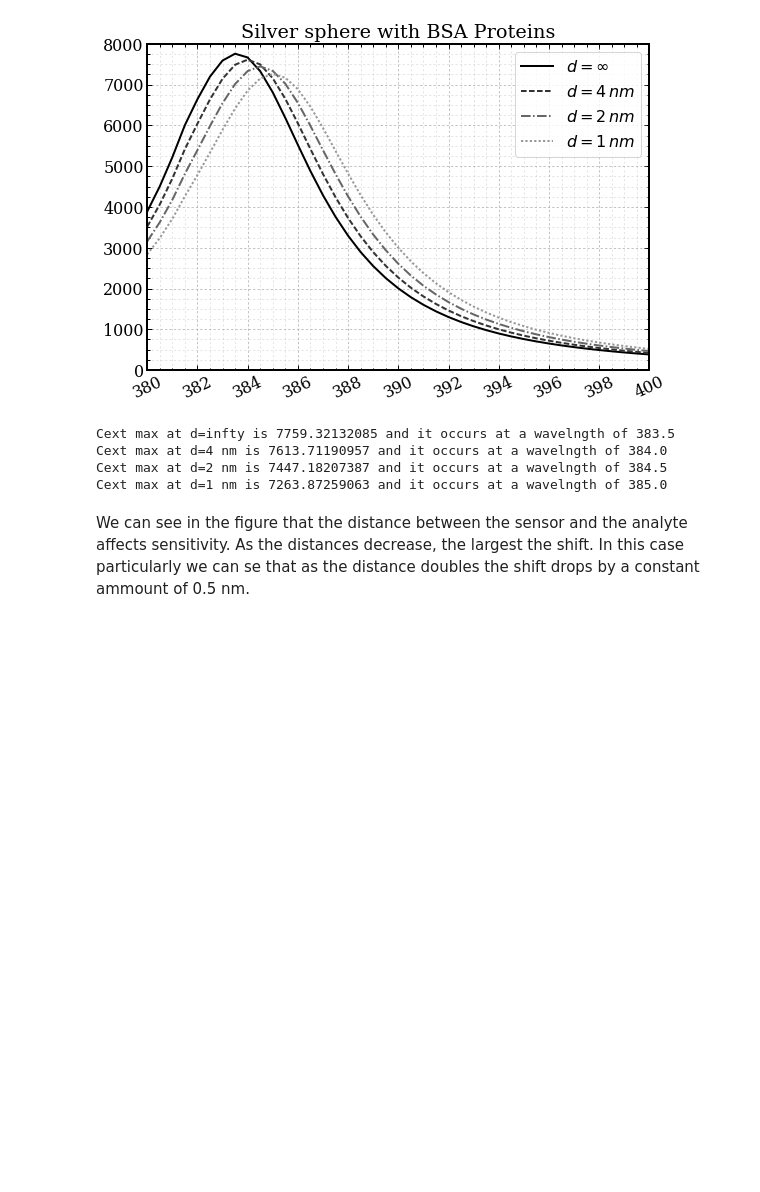
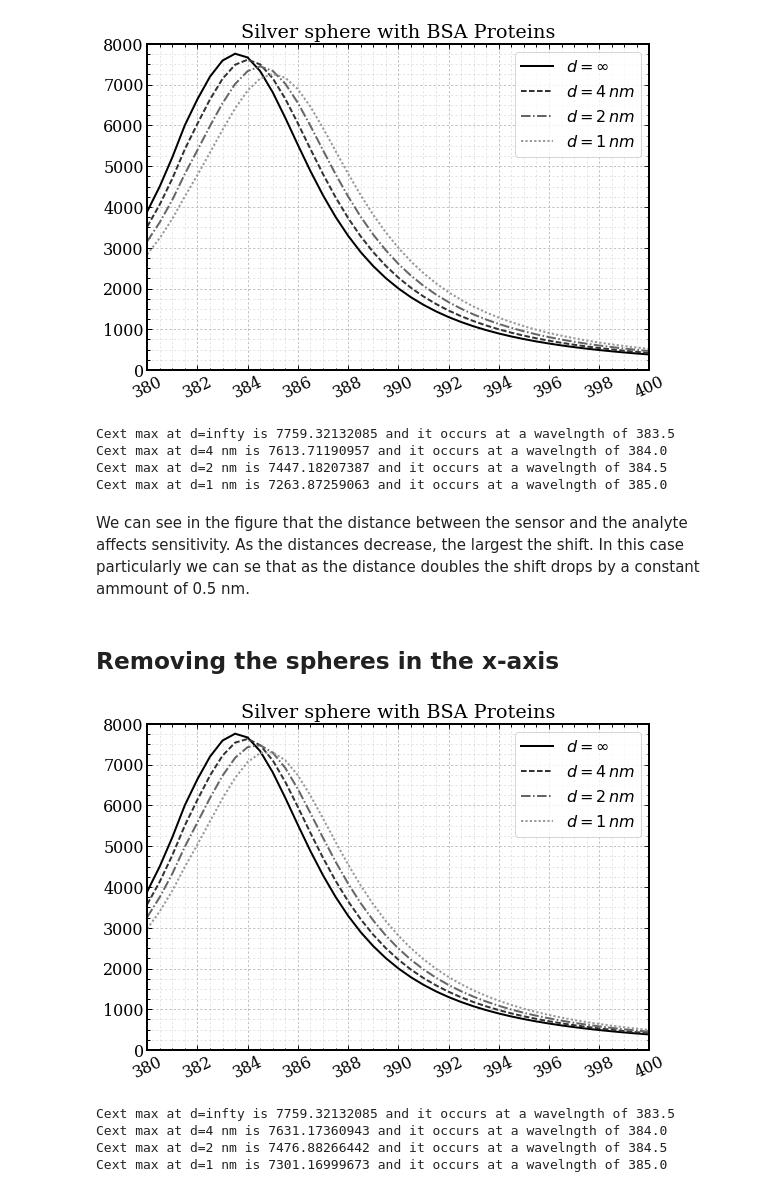
Before and after one commit to barbagroup/pygbe_lspr, a Jupyter notebook: analysis_notebooks/Cext_wave_distance.ipynb, the cells around one changed output. Drawn from its saved outputs; the diff is of its cells as text; code cells hidden in the pictures; blank space fills up the shorter version.

```diff
--- a/analysis_notebooks/Cext_wave_distance.ipynb
+++ b/analysis_notebooks/Cext_wave_distance.ipynb
@@ -45,3 +45,31 @@ Cext max at d=2 nm is 7447.18207387 and it occurs at a wavelngth of 384.5
 Cext max at d=1 nm is 7263.87259063 and it occurs at a wavelngth of 385.0
 # %% [markdown]
 We can see in the figure that the distance between the sensor and the analyte affects sensitivity. As the distances decrease, the largest the shift. In this case particularly we can se that as the distance doubles the shift drops by a constant ammount of 0.5 nm.
+# %% [markdown]
+## Removing the spheres in the x-axis
+# %%
+w_d1_x , Cext_d1_x = numpy.loadtxt('../data/wave_cext_d/multiple_sphere_d=1-x.txt',
+                               unpack = True)
+w_d2_x , Cext_d2_x = numpy.loadtxt('../data/wave_cext_d/multiple_sphere_d=2-x.txt',
+                               unpack = True)
+w_d4_x , Cext_d4_x = numpy.loadtxt('../data/wave_cext_d/multiple_sphere_d=4-x.txt',
+                               unpack = True)
+# %%
+wavelength_x = [w, w_d4_x, w_d2_x, w_d1_x]
+cext_x = [Cext, Cext_d4_x, Cext_d2_x, Cext_d1_x]
+# %%
+plot_cext_wave_distance(wavelength_x, cext_x, linestyles, colors, labels)
+# %% [output]
+[figure, added]
+# %%
+lab = ['d=infty','d=4 nm', 'd=2 nm', 'd=1 nm']
+lst_x = list(zip(cext_x, lab))
+for i in range(len(lst_x)):
+    c, l = lst_x[i]
+    idx = numpy.where(c==max(c))
+    print('Cext max at {} is {} and it occurs at a wavelngth of {}'.format(l,max(c), w[idx][0]))
+# %% [output]
+Cext max at d=infty is 7759.32132085 and it occurs at a wavelngth of 383.5
+Cext max at d=4 nm is 7631.17360943 and it occurs at a wavelngth of 384.0
+Cext max at d=2 nm is 7476.88266442 and it occurs at a wavelngth of 384.5
+Cext max at d=1 nm is 7301.16999673 and it occurs at a wavelngth of 385.0
```
